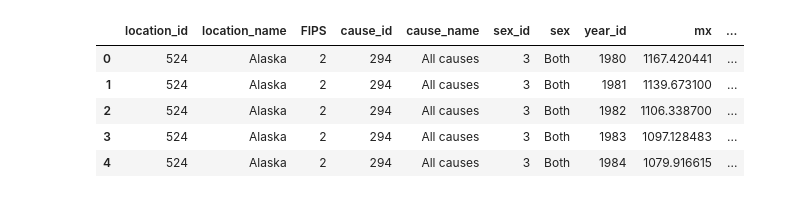
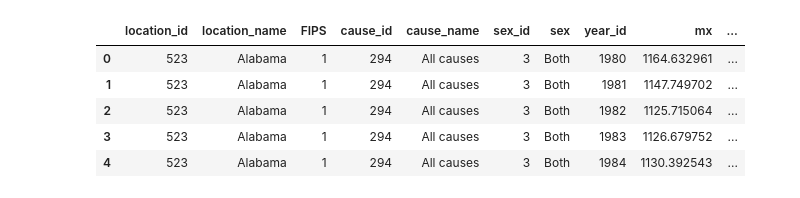
Before and after one commit to brandonwerner/DS502, a Jupyter notebook: Data_Cleaning.ipynb, the cells around one changed output. Cells and saved outputs as stored; diff of their text form; code cells hidden in the pictures.

```diff
--- a/Data_Cleaning.ipynb
+++ b/Data_Cleaning.ipynb
@@ -6,9 +4,12 @@ ak_air = pd.read_csv("Alaska Air Quality Data.csv")
+# %%
+df_a= pd.read_csv("data/annual_aqi_by_county_1980.csv")
+df_h = pd.read_csv("data/IHME_USA_COUNTY_MORTALITY_RATES_1980_2014_ALABAMA_Y2017M05D19.csv")
 # %%
-ak_air.head()
+df_h.head()
 # %% [output]
 |  | location_id | location_name | FIPS | cause_id | cause_name | sex_id | sex | year_id | mx | ... |
-| 0 | 524 | Alaska | 2 | 294 | All causes | 3 | Both | 1980 | 1167.420441 | ... |
-| 1 | 524 | Alaska | 2 | 294 | All causes | 3 | Both | 1981 | 1139.673100 | ... |
-| 2 | 524 | Alaska | 2 | 294 | All causes | 3 | Both | 1982 | 1106.338700 | ... |
-| 3 | 524 | Alaska | 2 | 294 | All causes | 3 | Both | 1983 | 1097.128483 | ... |
-| 4 | 524 | Alaska | 2 | 294 | All causes | 3 | Both | 1984 | 1079.916615 | ... |
+| 0 | 523 | Alabama | 1 | 294 | All causes | 3 | Both | 1980 | 1164.632961 | ... |
+| 1 | 523 | Alabama | 1 | 294 | All causes | 3 | Both | 1981 | 1147.749702 | ... |
+| 2 | 523 | Alabama | 1 | 294 | All causes | 3 | Both | 1982 | 1125.715064 | ... |
+| 3 | 523 | Alabama | 1 | 294 | All causes | 3 | Both | 1983 | 1126.679752 | ... |
+| 4 | 523 | Alabama | 1 | 294 | All causes | 3 | Both | 1984 | 1130.392543 | ... |
```
Also changed, not shown: parts of 19 cells of this notebook.
